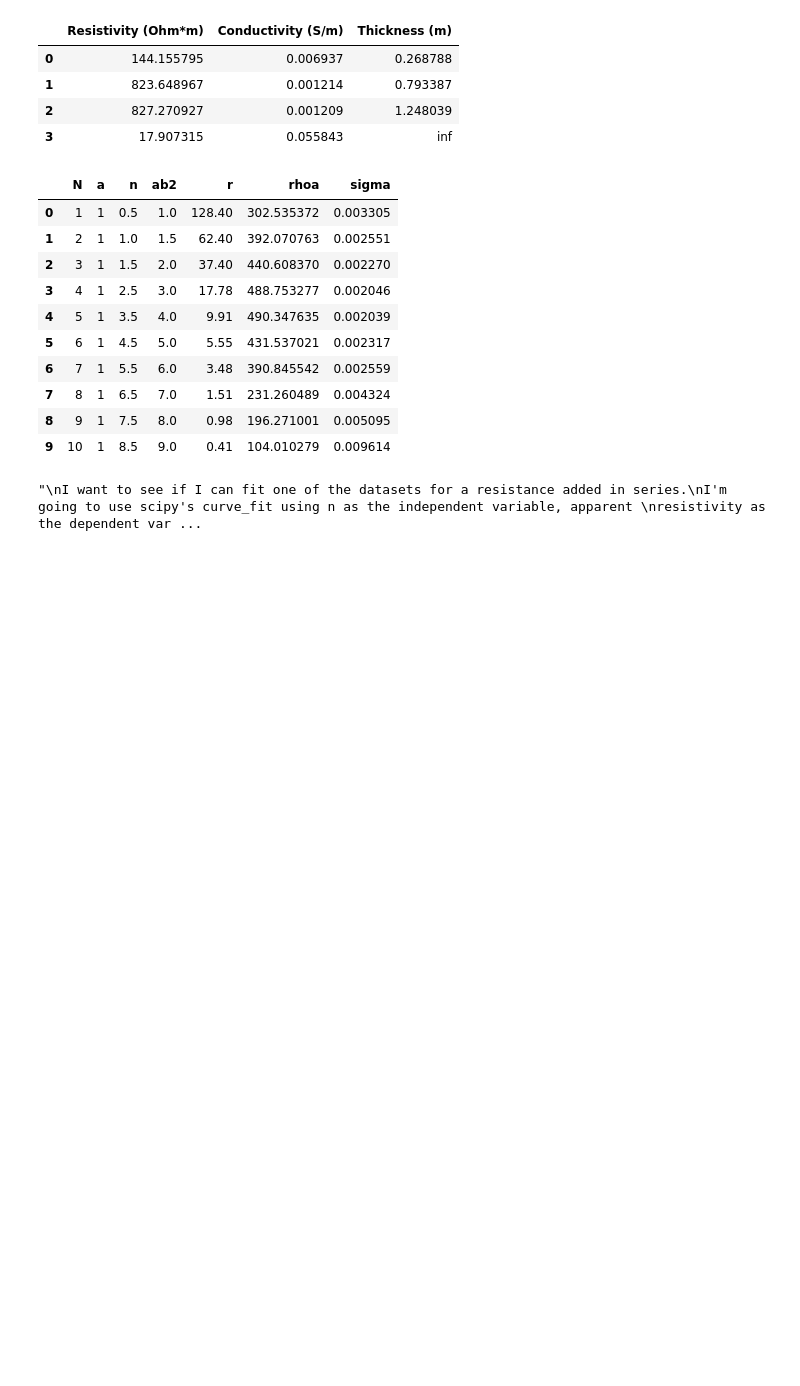
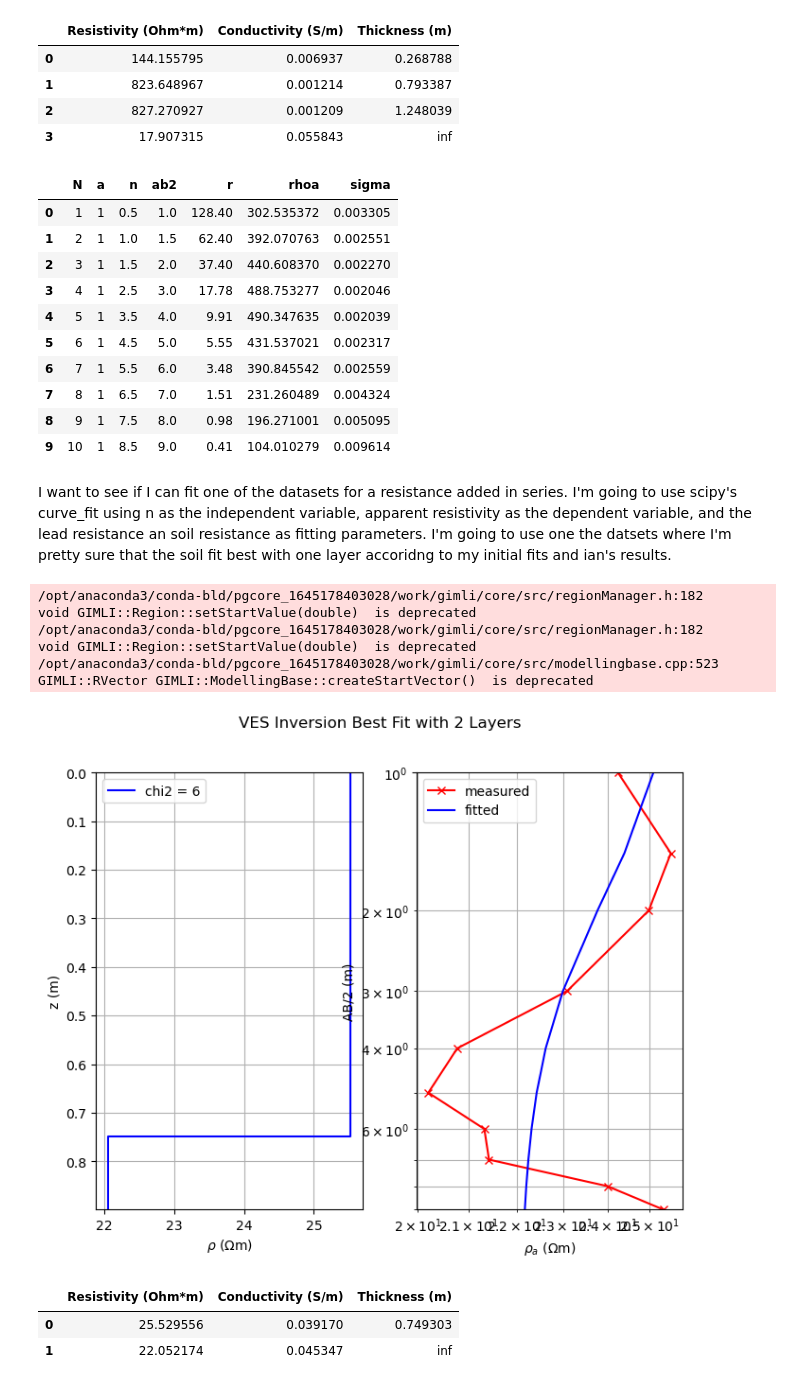
Before and after one commit to GarimaPrabhakar/bert-practice, a Jupyter notebook: tryingstuff/1dinv.ipynb, the cells around one changed output. Drawn from its saved outputs; the diff is of its cells as text; code cells hidden in the pictures; blank space fills up the shorter version.

```diff
--- a/tryingstuff/1dinv.ipynb
+++ b/tryingstuff/1dinv.ipynb
@@ -265,3 +182,0 @@ dtype: float64
-# %%
-k = 3.1415*2*(n**2 - 1 + (n**2/a**2)*(2*a+1))
-k
@@ -316,13 +217,35 @@ dcowsns[:-2]
 | 7 | 8 | 1 | 6.5 | 7.0 | 1.51 | 231.260489 | 0.004324 |
 | 8 | 9 | 1 | 7.5 | 8.0 | 0.98 | 196.271001 | 0.005095 |
 | 9 | 10 | 1 | 8.5 | 9.0 | 0.41 | 104.010279 | 0.009614 |
-# %%
-"""
-I want to see if I can fit one of the datasets for a resistance added in series.
-I'm going to use scipy's curve_fit using n as the independent variable, apparent
-resistivity as the dependent variable, and the lead resistance an soil resistance as
-fitting parameters. I'm going to use one the datsets where I'm pretty sure that the soil fit best
-with one layer accoridng to my initial fits and ian's results.
-"""
-# %% [output]
-"\nI want to see if I can fit one of the datasets for a resistance added in series.\nI'm going to use scipy's curve_fit using n as the independent variable, apparent \nresistivity as the dependent var ...
+# %% [markdown]
+I want to see if I can fit one of the datasets for a resistance added in series.
+I'm going to use scipy's curve_fit using n as the independent variable, apparent
+resistivity as the dependent variable, and the lead resistance an soil resistance as
+fitting parameters. I'm going to use one the datsets where I'm pretty sure that the soil fit best
+with one layer accoridng to my initial fits and ian's results.
+# %%
+import pickle
+
+with open(f"pickled_fit", 'rb') as file:
+    popt = pickle.load(file)
+# %%
+df2 = mjackns
+ab2 = df2["ab2"][:-3]
+mn2 = np.zeros(ab2.shape) + 0.5
+rhoa = (df2["r"][:-3] - popt[1])*k[:-3]
+
+nlay = 2
+
+model, chi2 = invert(nlay, ab2, mn2, 200, rhoa, 0.9)
+res, thk = model[nlay-1:nlay*2-1], list(model[0:nlay-1])
+thk.append(np.inf)
+layers = pd.DataFrame({"Resistivity (Ohm*m)": res, "Conductivity (S/m)": 1/res, "Thickness (m)": thk})
+layers
+# %% [output]
+/opt/anaconda3/conda-bld/pgcore_1645178403028/work/gimli/core/src/regionManager.h:182           void GIMLI::Region::setStartValue(double)  is deprecated
+/opt/anaconda3/conda-bld/pgcore_1645178403028/work/gimli/core/src/regionManager.h:182           void GIMLI::Region::setStartValue(double)  is deprecated
+/opt/anaconda3/conda-bld/pgcore_1645178403028/work/gimli/core/src/modellingbase.cpp:523         GIMLI::RVector GIMLI::ModellingBase::createStartVector()  is deprecated
+[figure, added]
+|  | Resistivity (Ohm*m) | Conductivity (S/m) | Thickness (m) |
+| 0 | 25.529556 | 0.039170 | 0.749303 |
+| 1 | 22.052174 | 0.045347 | inf |
```
Also changed, not shown: parts of 13 cells of this notebook, 6 other files.
